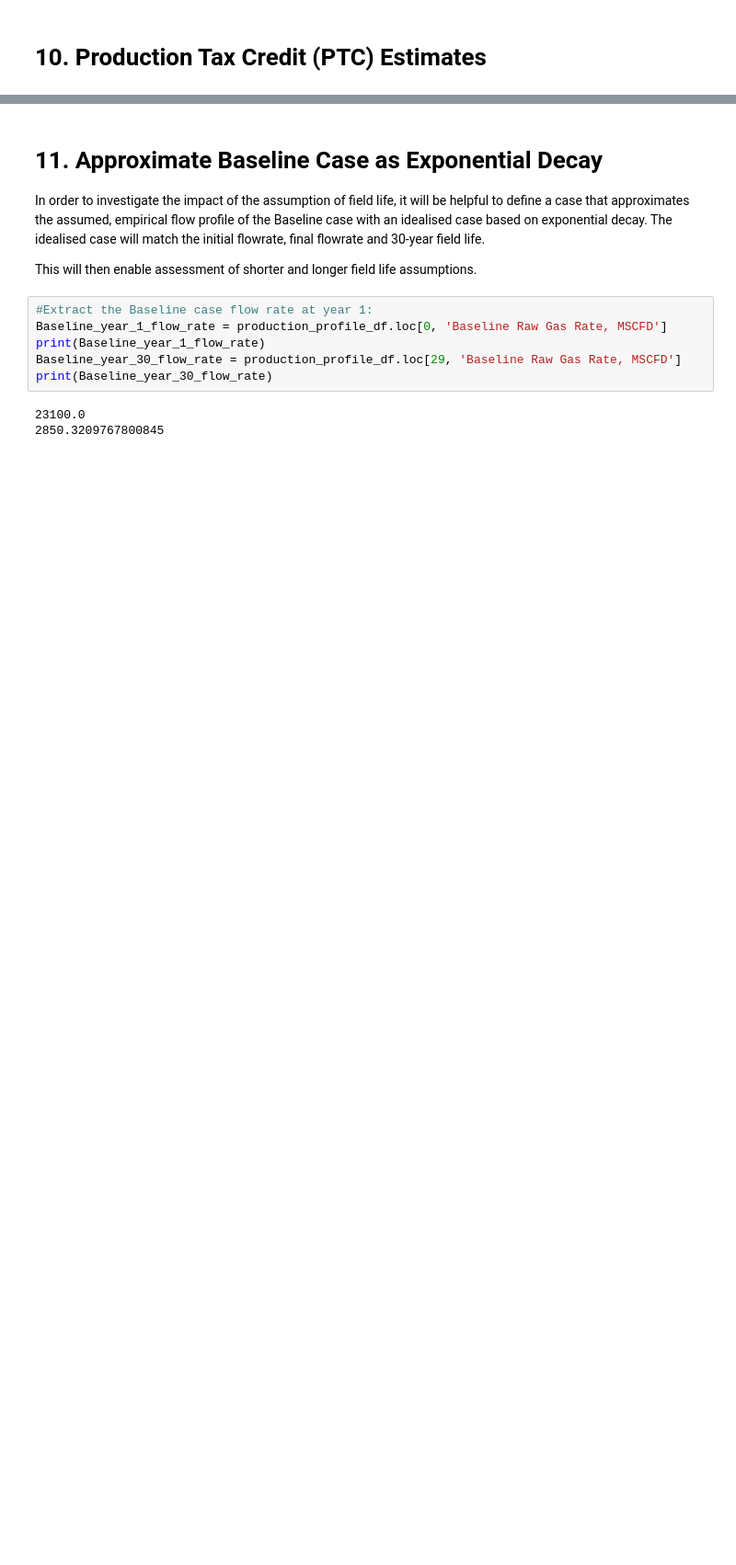
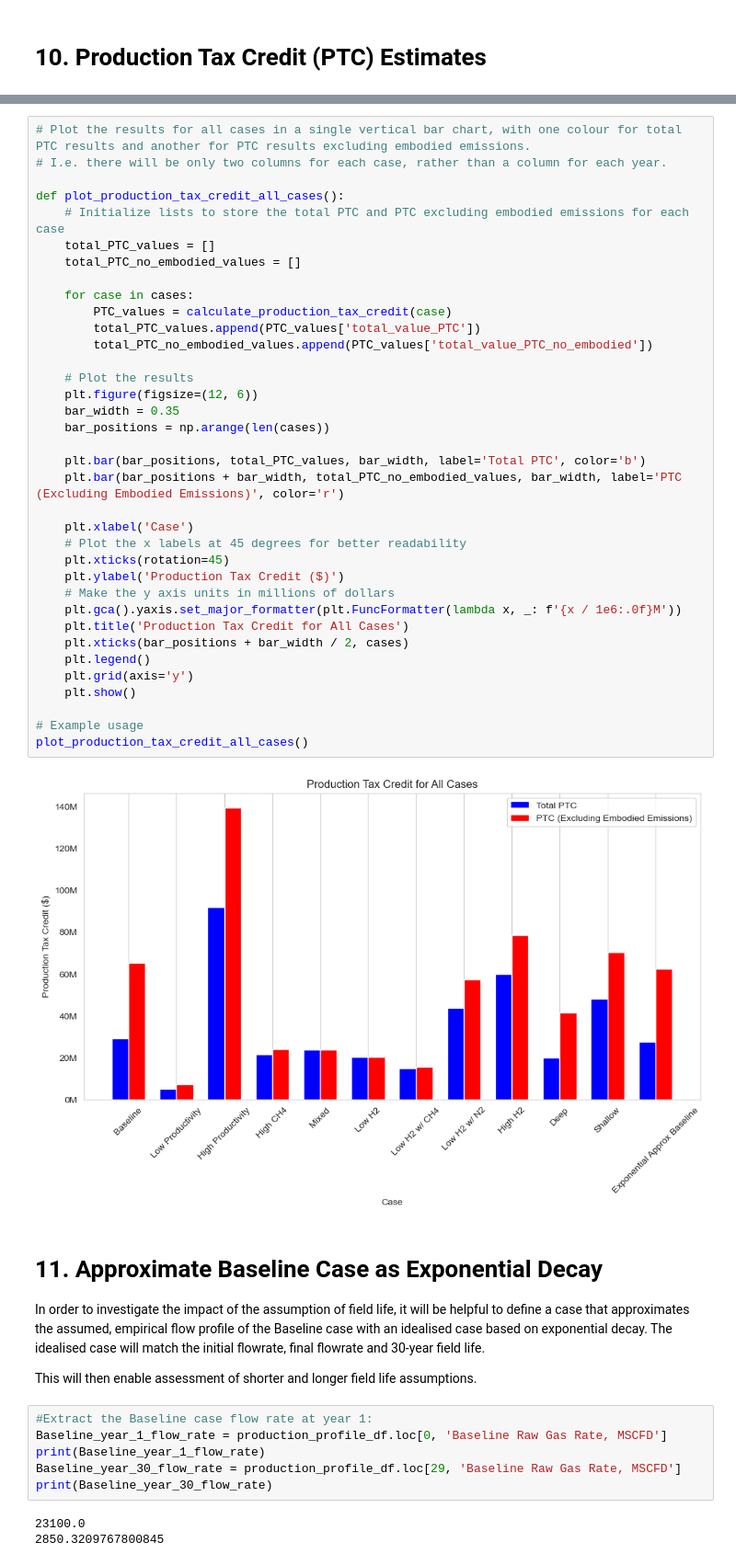
Before and after one commit to tblackfd/Geologic-Hydrogen-LCA-TEA, a Jupyter notebook: BrandtModelReplication_v0_2.ipynb, the cells around one changed output, grey strips where cells are left out. Shown at 92% size. Cells and saved outputs as stored; diff of their text form; blank space fills up the shorter version.

```diff
--- a/BrandtModelReplication_v0_2.ipynb
+++ b/BrandtModelReplication_v0_2.ipynb
@@ -6286,3 +6598,41 @@ Estimated total cost on a "historical average cost" basis for the Baseline case:
+# %%
+# Plot the results for all cases in a single vertical bar chart, with one colour for total PTC results and another for PTC results excluding embodied emissions.
+# I.e. there will be only two columns for each case, rather than a column for each year.
+
+def plot_production_tax_credit_all_cases():
+    # Initialize lists to store the total PTC and PTC excluding embodied emissions for each case
+    total_PTC_values = []
+    total_PTC_no_embodied_values = []
+
+    for case in cases:
+        PTC_values = calculate_production_tax_credit(case)
+        total_PTC_values.append(PTC_values['total_value_PTC'])
+        total_PTC_no_embodied_values.append(PTC_values['total_value_PTC_no_embodied'])
+
+    # Plot the results
+    plt.figure(figsize=(12, 6))
+    bar_width = 0.35
+    bar_positions = np.arange(len(cases))
+
+    plt.bar(bar_positions, total_PTC_values, bar_width, label='Total PTC', color='b')
+    plt.bar(bar_positions + bar_width, total_PTC_no_embodied_values, bar_width, label='PTC (Excluding Embodied Emissions)', color='r')
+
+    plt.xlabel('Case')
+    # Plot the x labels at 45 degrees for better readability
+    plt.xticks(rotation=45)
+    plt.ylabel('Production Tax Credit ($)')
+    # Make the y axis units in millions of dollars
+    plt.gca().yaxis.set_major_formatter(plt.FuncFormatter(lambda x, _: f'{x / 1e6:.0f}M'))
+    plt.title('Production Tax Credit for All Cases')
+    plt.xticks(bar_positions + bar_width / 2, cases)
+    plt.legend()
+    plt.grid(axis='y')
+    plt.show()
+
+# Example usage
+plot_production_tax_credit_all_cases()
+# %% [output]
+[figure, added]
 # %% [markdown]
 # 11. Approximate Baseline Case as Exponential Decay
 
```
Also changed, not shown: parts of 12 cells of this notebook.
